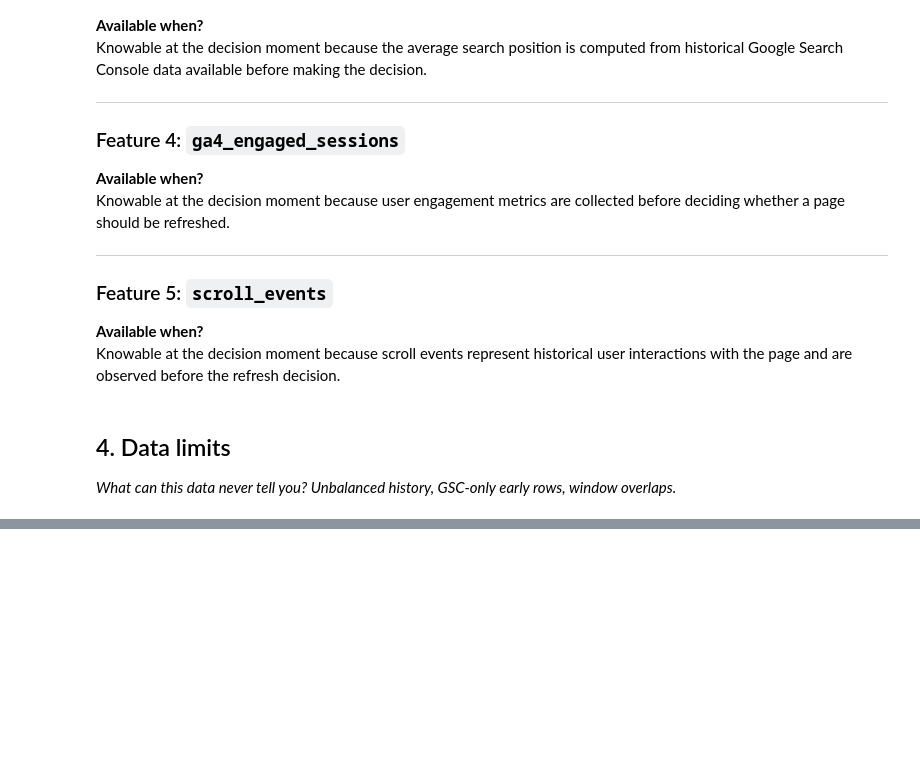
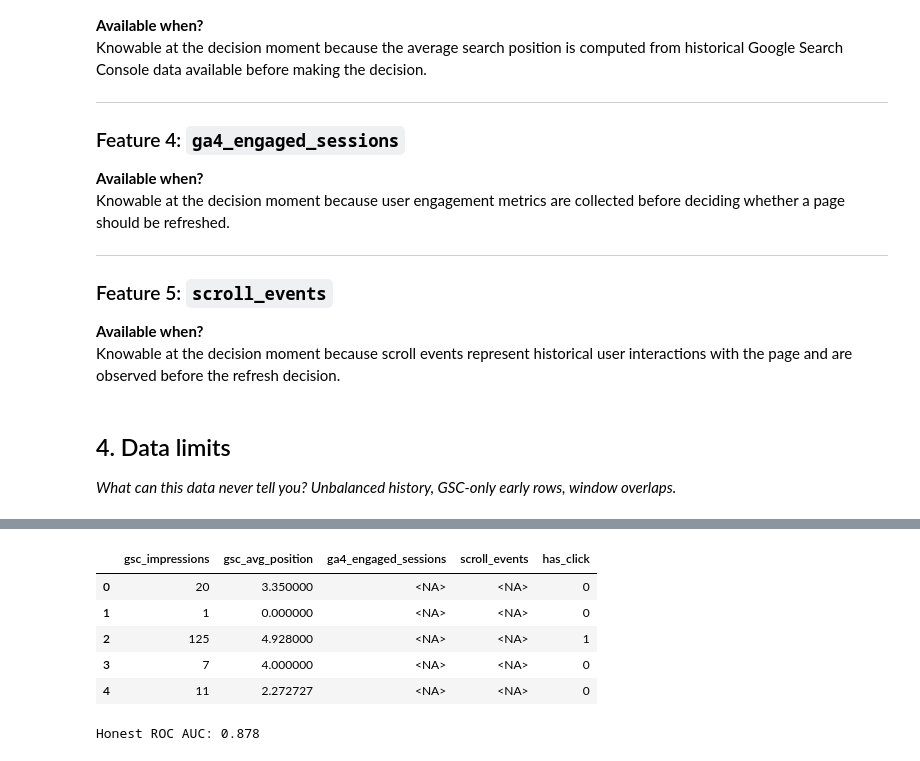
Before and after one commit to Dev-hashh/flyrank-ml-internship-starter, a Jupyter notebook: work/notebooks/w03_data_contract.ipynb, the cells around one changed output, grey strips where cells are left out. Drawn from its saved outputs; the diff is of its cells as text; code cells hidden in the pictures; blank space fills up the shorter version.

```diff
--- a/work/notebooks/w03_data_contract.ipynb
+++ b/work/notebooks/w03_data_contract.ipynb
@@ -272,0 +324,67 @@ Knowable at the decision moment because scroll events represent historical user
+# %%
+leak_data = con.sql(f"""
+SELECT
+    gsc_impressions,
+    gsc_avg_position,
+    ga4_engaged_sessions,
+    scroll_events,
+    CASE
+        WHEN gsc_clicks > 0 THEN 1
+        ELSE 0
+    END AS has_click
+FROM read_parquet('{rel}/fact_content_daily_performance/**/*.parquet')
+WHERE month = '2026-03'
+  AND gsc_data_available IS TRUE
+  AND gsc_impressions IS NOT NULL
+  AND gsc_clicks IS NOT NULL
+  AND gsc_avg_position IS NOT NULL
+LIMIT 20000;
+""").df()
+
+leak_data.head()
+# %% [output]
+|  | gsc_impressions | gsc_avg_position | ga4_engaged_sessions | scroll_events | has_click |
+| 0 | 20 | 3.350000 | <NA> | <NA> | 0 |
+| 1 | 1 | 0.000000 | <NA> | <NA> | 0 |
+| 2 | 125 | 4.928000 | <NA> | <NA> | 1 |
+| 3 | 7 | 4.000000 | <NA> | <NA> | 0 |
+| 4 | 11 | 2.272727 | <NA> | <NA> | 0 |
+# %%
+from sklearn.model_selection import train_test_split
+from sklearn.impute import SimpleImputer
+from sklearn.linear_model import LogisticRegression
+from sklearn.pipeline import make_pipeline
+from sklearn.metrics import roc_auc_score
+
+features = [
+    "gsc_impressions",
+    "gsc_avg_position",
+    "ga4_engaged_sessions",
+    "scroll_events"
+]
+
+X = leak_data[features]
+y = leak_data["has_click"]
+
+X_train, X_test, y_train, y_test = train_test_split(
+    X,
+    y,
+    test_size=0.2,
+    random_state=42,
+    stratify=y
+)
+
+honest_model = make_pipeline(
+    SimpleImputer(strategy="median"),
+    LogisticRegression(max_iter=1000)
+)
+
+honest_model.fit(X_train, y_train)
+
+honest_pred = honest_model.predict_proba(X_test)[:, 1]
+
+honest_auc = roc_auc_score(y_test, honest_pred)
+
+print(f"Honest ROC AUC: {honest_auc:.3f}")
+# %% [output]
+Honest ROC AUC: 0.878
```
Also changed, not shown: parts of 17 cells of this notebook.
